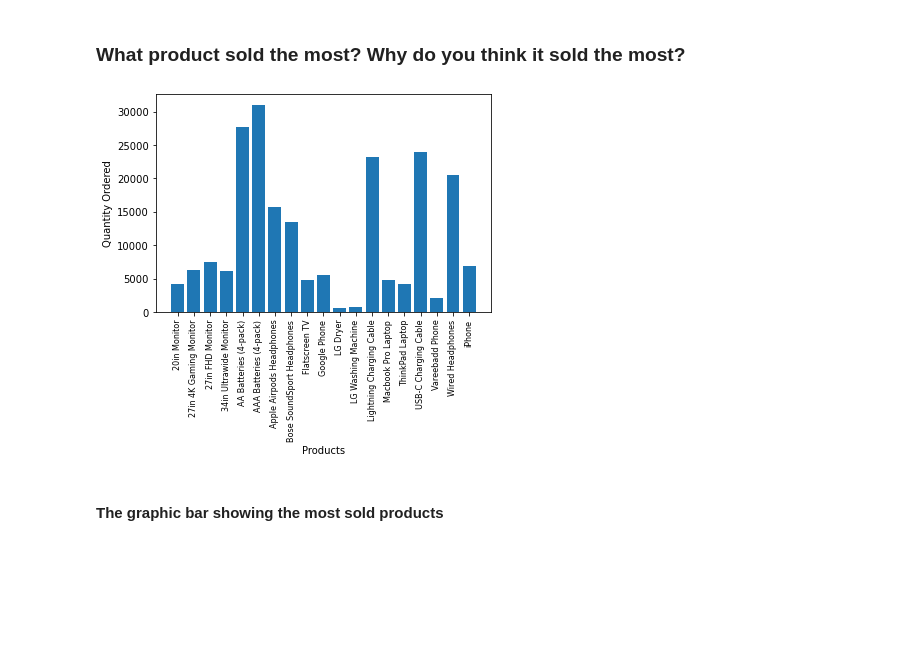
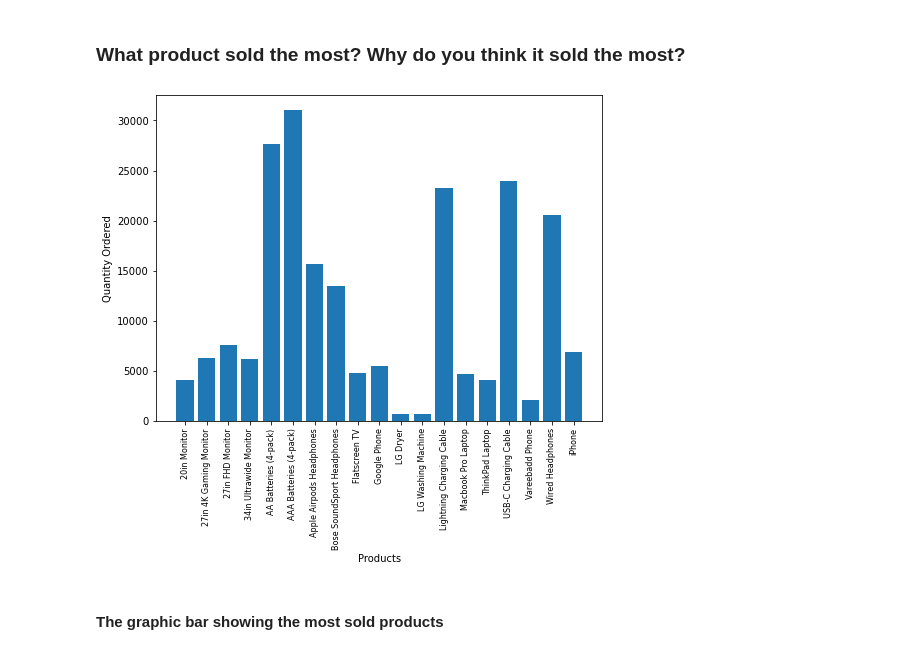
Before and after one commit to fajarslvn/data_analysis, a Jupyter notebook: sales gadget/Sales Analysis.ipynb, the cells around one changed output. Cells and saved outputs as stored; diff of their text form; code cells hidden in the pictures; blank space fills up the shorter version.

```diff
--- a/sales gadget/Sales Analysis.ipynb
+++ b/sales gadget/Sales Analysis.ipynb
@@ -306,15 +307,16 @@ for key, value in count.most_common(10):
 # %%
 product_group = df.groupby('Product')
 quantity_ordered = product_group.sum()['Quantity Ordered']
 
 products = [product for product, df in product_group]
+plt.figure(figsize=(8,6))
 plt.bar(products, quantity_ordered)
 plt.xticks(products, rotation='vertical', size=8)
 plt.xlabel('Products')
 plt.ylabel('Quantity Ordered')
 plt.show()
 # %% [output]
-[figure, old version]
+[figure, new version]
 # %% [markdown]
 #### The graphic bar showing the most sold products
 # %%
```
Also changed, not shown: parts of 4 cells of this notebook, 1 other file.
